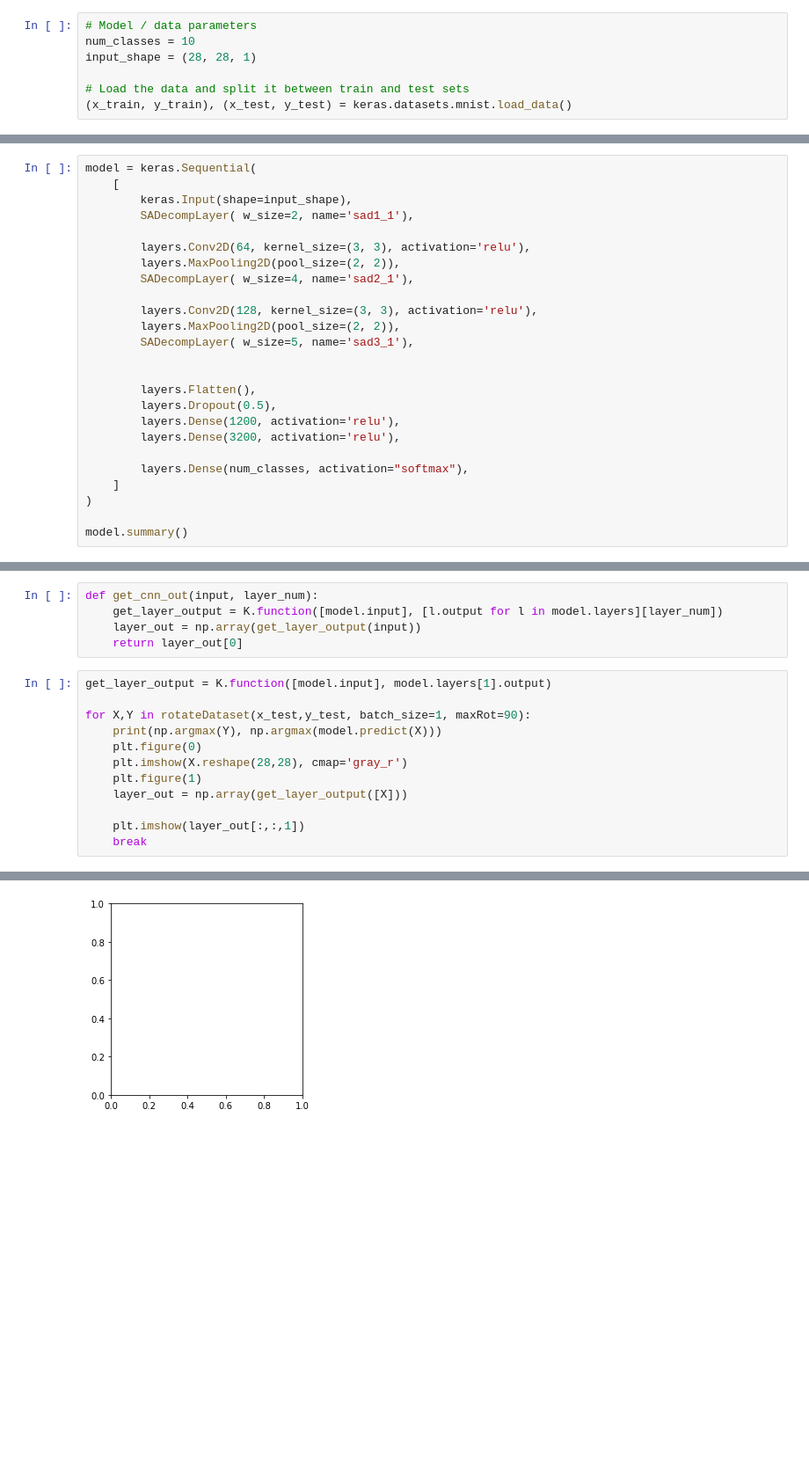
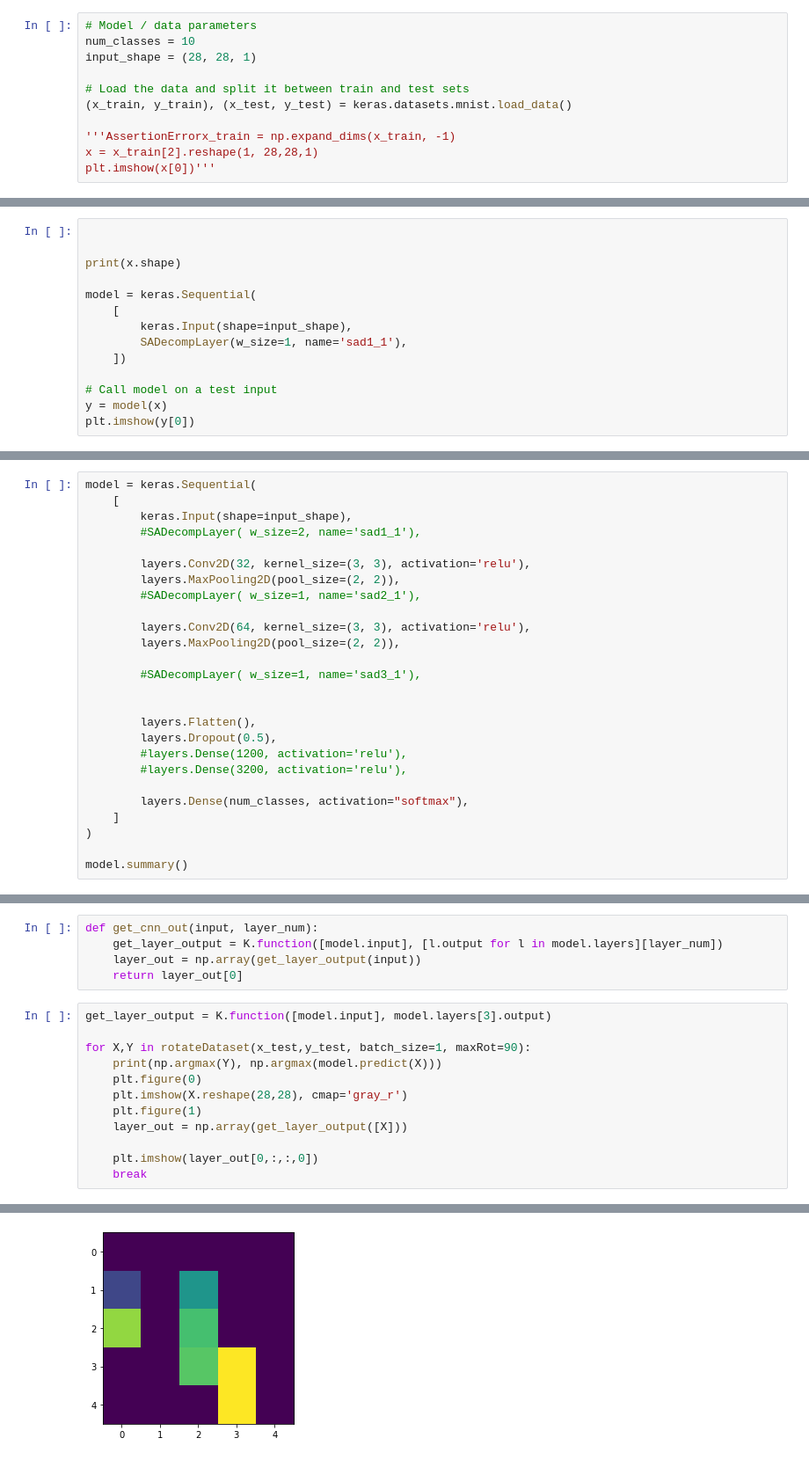
Before and after one commit to liamaltarac/SYS809_Feature_Matching, a Jupyter notebook: models/mnist_cnn_test.ipynb, the cells around one changed output, grey strips where cells are left out. Shown at 88% size. Saved outputs shown, nothing was run; the diff lists cells and outputs as text; blank space fills up the shorter version.

```diff
--- a/models/mnist_cnn_test.ipynb
+++ b/models/mnist_cnn_test.ipynb
@@ -29,3 +29,7 @@ input_shape = (28, 28, 1)
 
 # Load the data and split it between train and test sets
 (x_train, y_train), (x_test, y_test) = keras.datasets.mnist.load_data()
+
+'''AssertionErrorx_train = np.expand_dims(x_train, -1)
+x = x_train[2].reshape(1, 28,28,1)
+plt.imshow(x[0])'''
@@ -31,0 +38,14 @@ input_shape = (28, 28, 1)
+# %%
+
+
+print(x.shape)
+
+model = keras.Sequential(
+    [
+        keras.Input(shape=input_shape),
+        SADecompLayer(w_size=1, name='sad1_1'),
+    ])
+
+# Call model on a test input
+y = model(x)
+plt.imshow(y[0])
@@ -100,21 +125,22 @@ x_train shape: (60000, 28, 28, 1)
 model = keras.Sequential(
     [
         keras.Input(shape=input_shape),
-        SADecompLayer( w_size=2, name='sad1_1'),
+        #SADecompLayer( w_size=2, name='sad1_1'),
+
+        layers.Conv2D(32, kernel_size=(3, 3), activation='relu'),
+        layers.MaxPooling2D(pool_size=(2, 2)),
+        #SADecompLayer( w_size=1, name='sad2_1'),
 
         layers.Conv2D(64, kernel_size=(3, 3), activation='relu'),
         layers.MaxPooling2D(pool_size=(2, 2)),
-        SADecompLayer( w_size=4, name='sad2_1'),
 
-        layers.Conv2D(128, kernel_size=(3, 3), activation='relu'),
-        layers.MaxPooling2D(pool_size=(2, 2)),
-        SADecompLayer( w_size=5, name='sad3_1'),
+        #SADecompLayer( w_size=1, name='sad3_1'),
 
 
         layers.Flatten(),
         layers.Dropout(0.5),
-        layers.Dense(1200, activation='relu'),
-        layers.Dense(3200, activation='relu'),
+        #layers.Dense(1200, activation='relu'),
+        #layers.Dense(3200, activation='relu'),
 
         layers.Dense(num_classes, activation="softmax"),
     ]
@@ -176,7 +210,7 @@ def get_cnn_out(input, layer_num):
     layer_out = np.array(get_layer_output(input))
     return layer_out[0]
 # %%
-get_layer_output = K.function([model.input], model.layers[1].output)
+get_layer_output = K.function([model.input], model.layers[3].output)
 
 for X,Y in rotateDataset(x_test,y_test, batch_size=1, maxRot=90):
     print(np.argmax(Y), np.argmax(model.predict(X)))
@@ -185,6 +219,6 @@ for X,Y in rotateDataset(x_test,y_test, batch_size=1, maxRot=90):
     plt.figure(1)
     layer_out = np.array(get_layer_output([X]))
 
-    plt.imshow(layer_out[:,:,1])
+    plt.imshow(layer_out[0,:,:,0])
     break
 # %% [output]
@@ -195 +228 @@ TypeError: Invalid shape (1, 26, 64) for image data
-[figure, old version]
+[figure, new version]
```
Also changed, not shown: parts of 7 cells of this notebook, 1 other file.
